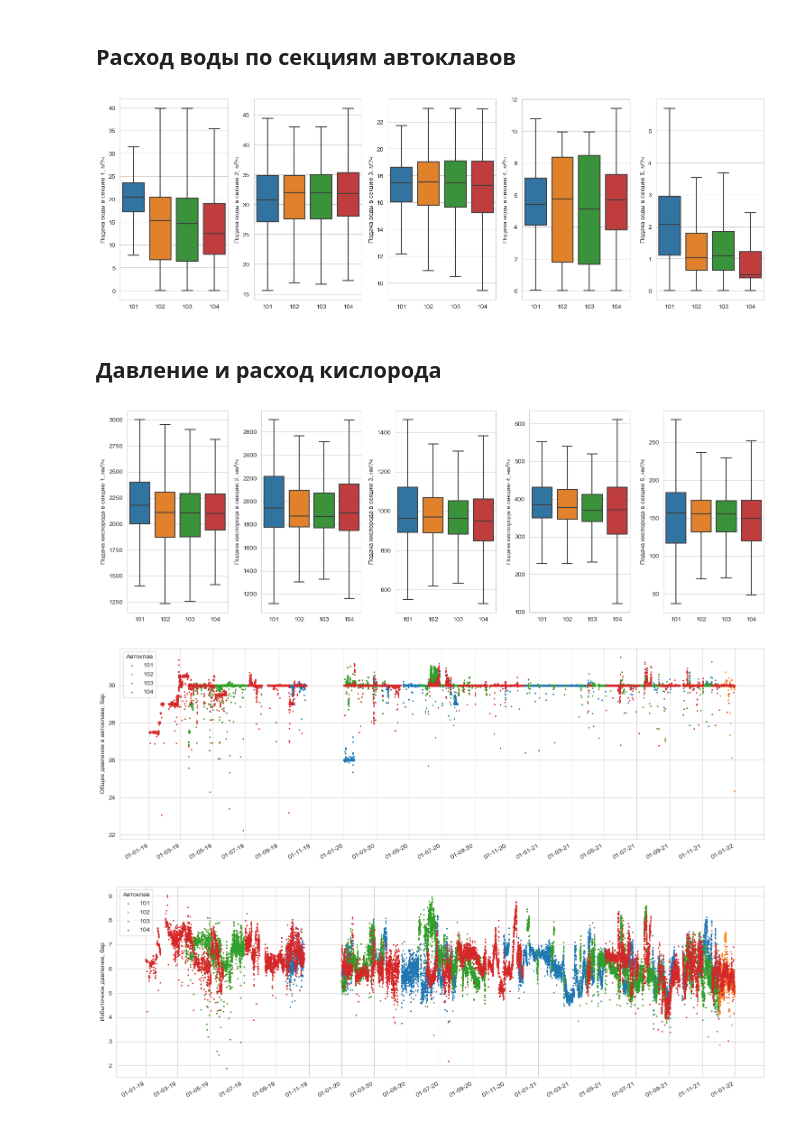
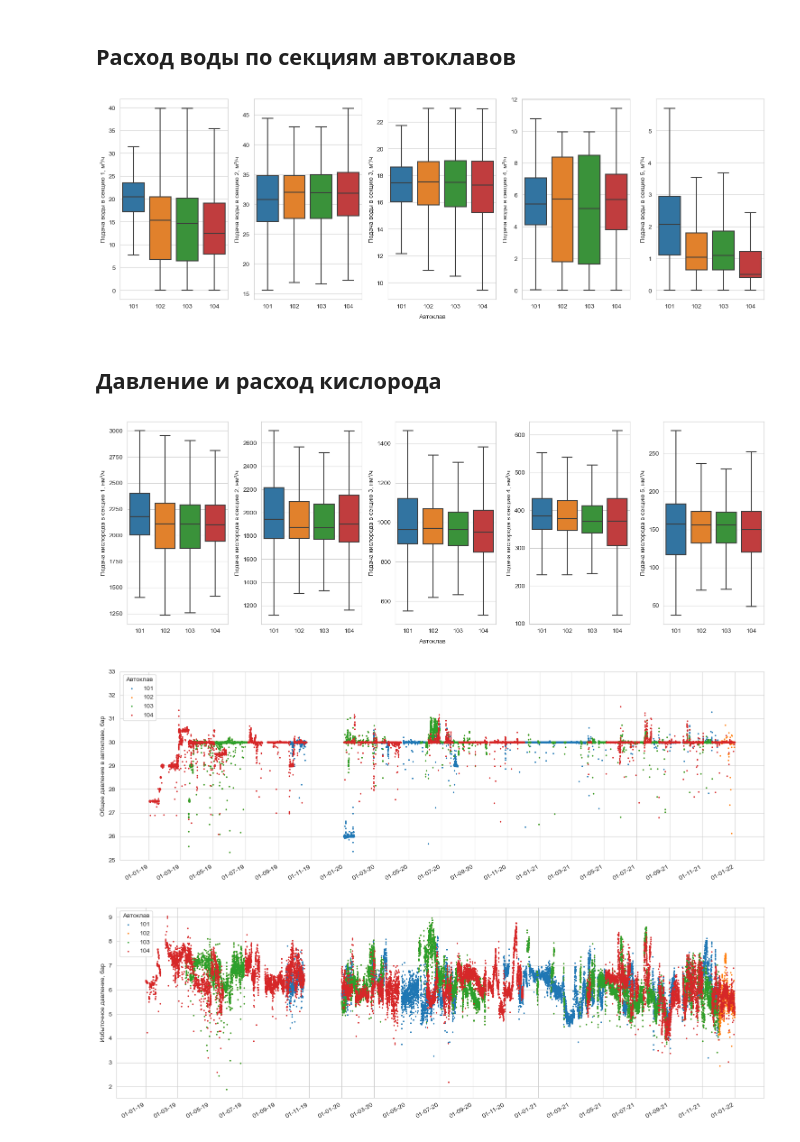
Before and after one commit to ss52/project_pox_pokr, a Jupyter notebook: notebooks/EDA/EDA_clean_featured_df.ipynb, the cells around one changed output. Drawn from its saved outputs; the diff is of its cells as text; code cells hidden in the pictures.

```diff
--- a/notebooks/EDA/EDA_clean_featured_df.ipynb
+++ b/notebooks/EDA/EDA_clean_featured_df.ipynb
@@ -239,15 +243,17 @@ plt.show();
 # %%
 fig, axs = plt.subplots(1, 5, figsize=(15, 5))
 
 for i, comp in enumerate(['QQ_C1', 'QQ_C2', 'QQ_C3', 'QQ_C4', 'QQ_C5']):
     sns.boxplot(data=df, y=comp, x='ac', whis=1.5, showfliers=False, ax=axs[i])
     axs[i].set_xlabel("")
     axs[i].set_ylabel(f"Подача воды в секцию {i + 1}, м³/ч")
 
+fig.text(0.5, -0.01, 'Автоклав', ha='center')
+
 fig.tight_layout()
 plt.show();
 # %% [output]
-[figure, old version]
+[figure, new version]
 # %% [markdown]
 ## Давление и расход кислорода
 # %%
@@ -258,10 +264,12 @@ for i, comp in enumerate(['O2_C1', 'O2_C2', 'O2_C3', 'O2_C4', 'O2_C5']):
     axs[i].set_xlabel("")
     axs[i].set_ylabel(f"Подача кислорода в секцию {i + 1}, нм³/ч")
 
+fig.text(0.5, -0.01, 'Автоклав', ha='center')
+
 fig.tight_layout()
 plt.show();
 # %% [output]
-[figure, old version]
+[figure, new version]
 # %%
 fig, ax = plt.subplots(figsize=(15, 5))
 
@@ -273,13 +281,15 @@ ax.xaxis.set_major_locator(mdates.MonthLocator(interval=2))
 
 ax.set_ylabel("Общее давление в автоклаве, бар")
 
+ax.set_ylim([25, 33])
+
 ax.legend(title='Автоклав', loc="upper left")
 fig.autofmt_xdate()
 
 fig.tight_layout()
 plt.show();
 # %% [output]
-[figure, old version]
+[figure, new version]
 # %%
 fig, ax = plt.subplots(figsize=(15, 5))
 
```
Also changed, not shown: parts of 4 cells of this notebook.
